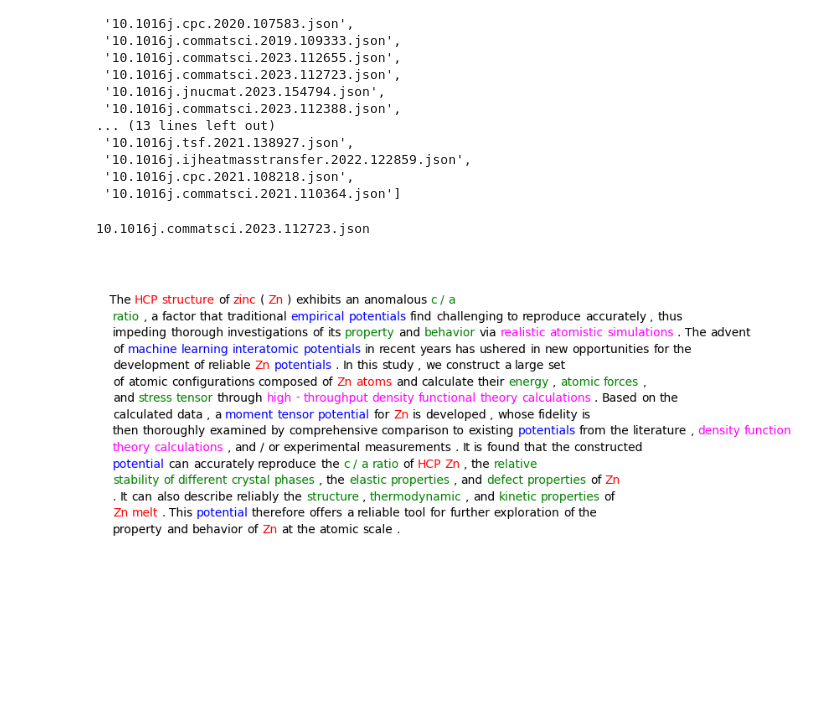
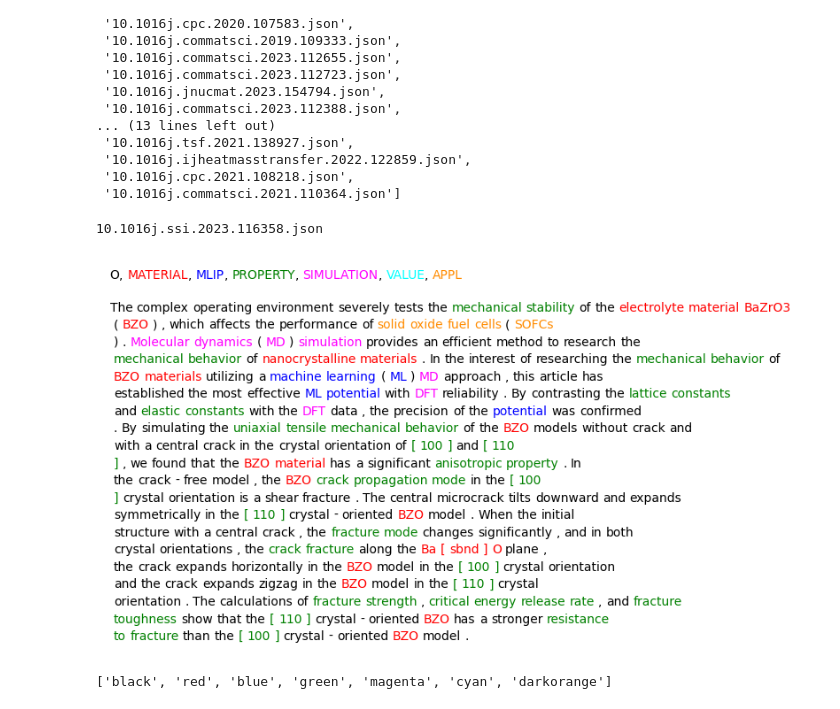
Before and after one commit to BOWENmeZHENG/Bert-NER, a Jupyter notebook: annotation_check.ipynb, the cells around one changed output. Saved outputs shown, nothing was run; the diff lists cells and outputs as text; code cells hidden in the pictures; blank space fills up the shorter version.

Commit message:
added colored title

```diff
--- a/annotation_check.ipynb
+++ b/annotation_check.ipynb
@@ -35,35 +38,39 @@ file_list
  '10.1016j.cpc.2021.108218.json',
  '10.1016j.commatsci.2021.110364.json']
 # %%
-record = '10.1016j.commatsci.2023.112723.json'#file_list[16]
+record = file_list[16]
 print(record)
 file = f'individual_ner/{record}'
 data = utils_annotate.load_json(file)
 # rec = utils_annotate.check(file)
 # %% [output]
-10.1016j.commatsci.2023.112723.json
+10.1016j.ssi.2023.116358.json
 # %%
 new_rec, new_rec4check = utils_annotate.revise(file,
  [57, 59, 62, 127, 129], 'PROPERTY', overwrite=True)
 # %%
 colors = {'O': 'black', 'MATERIAL': 'red', 'MLIP': 'blue', 'PROPERTY': 'green',
           'SIMULATION': 'magenta', 'VALUE': 'cyan', 'APPL': 'darkorange'}
 word_list_marked = ['<' + w + '>' for w in data['words']]
 markers = [{"color": colors[i]} for i in data['ner']]
 j = 0
 for i in range(len(data['words'])):
     if (i + 1) % 15 == 0:
         word_list_marked.insert(i + j, '\n')
         j += 1
 fig, ax = plt.subplots()
 ax.set_axis_off()
-# HighlightText(x=0., y=1, s='<O>, <MATERIAL>, <MLIP>, <PROPERTY>, <SIMULATION>, <VALUE>, <APPL>',
-#               highlight_textprops=[{"color": c} for c in colors], ax=ax)
+HighlightText(x=0., y=1, s='<O>, <MATERIAL>, <MLIP>, <PROPERTY>, <SIMULATION>, <VALUE>, <APPL>',
+              highlight_textprops=[{"color": c} for c in list(colors.values())], ax=ax)
 HighlightText(x=0., y=0.9, s=' '.join(word_list_marked),
               highlight_textprops=markers, ax=ax)
 plt.show()
 # %% [output]
-[figure, old version]
+[figure, new version]
+# %%
+list(colors.values())
+# %% [output]
+['black', 'red', 'blue', 'green', 'magenta', 'cyan', 'darkorange']
 # %%
 rec
 # %%
```
Also changed, not shown: parts of 1 cell of this notebook.
